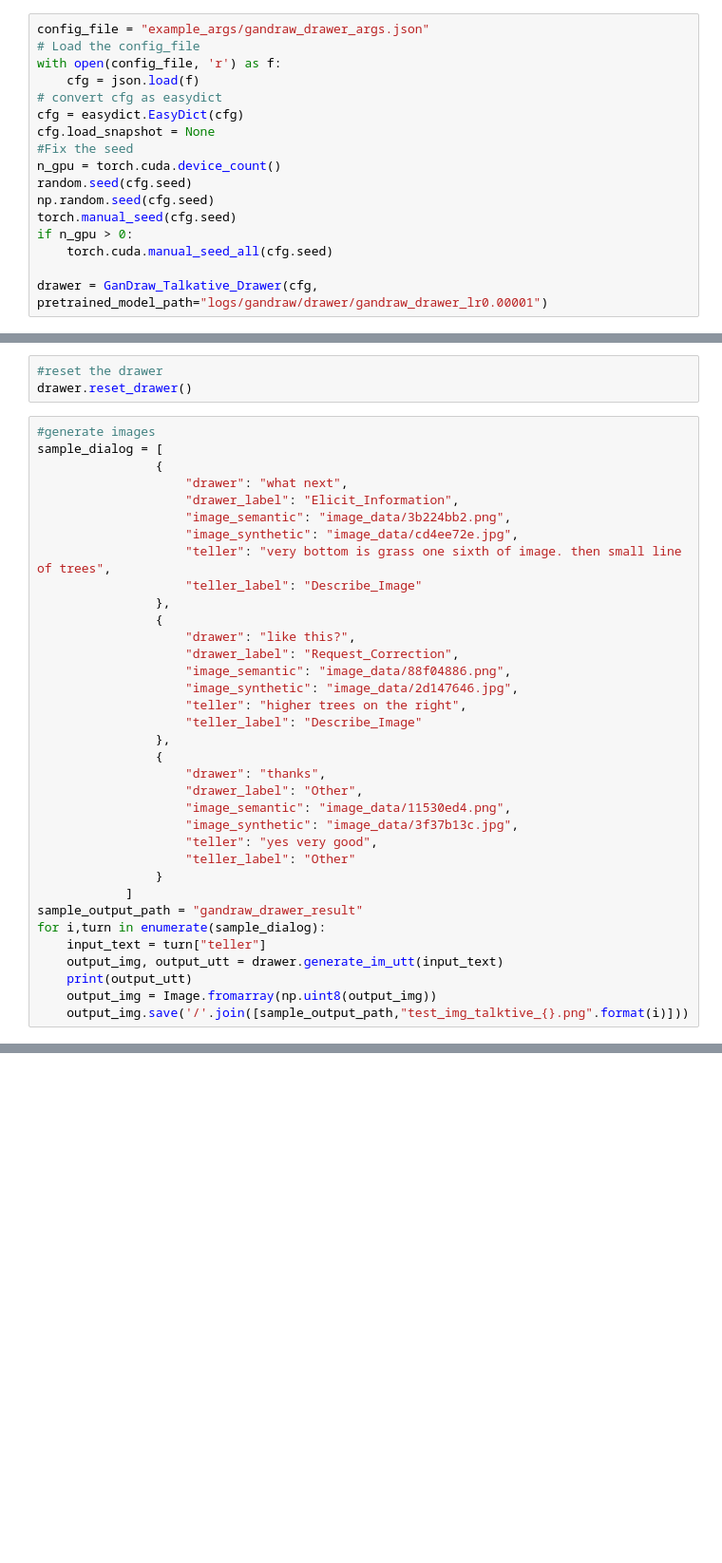
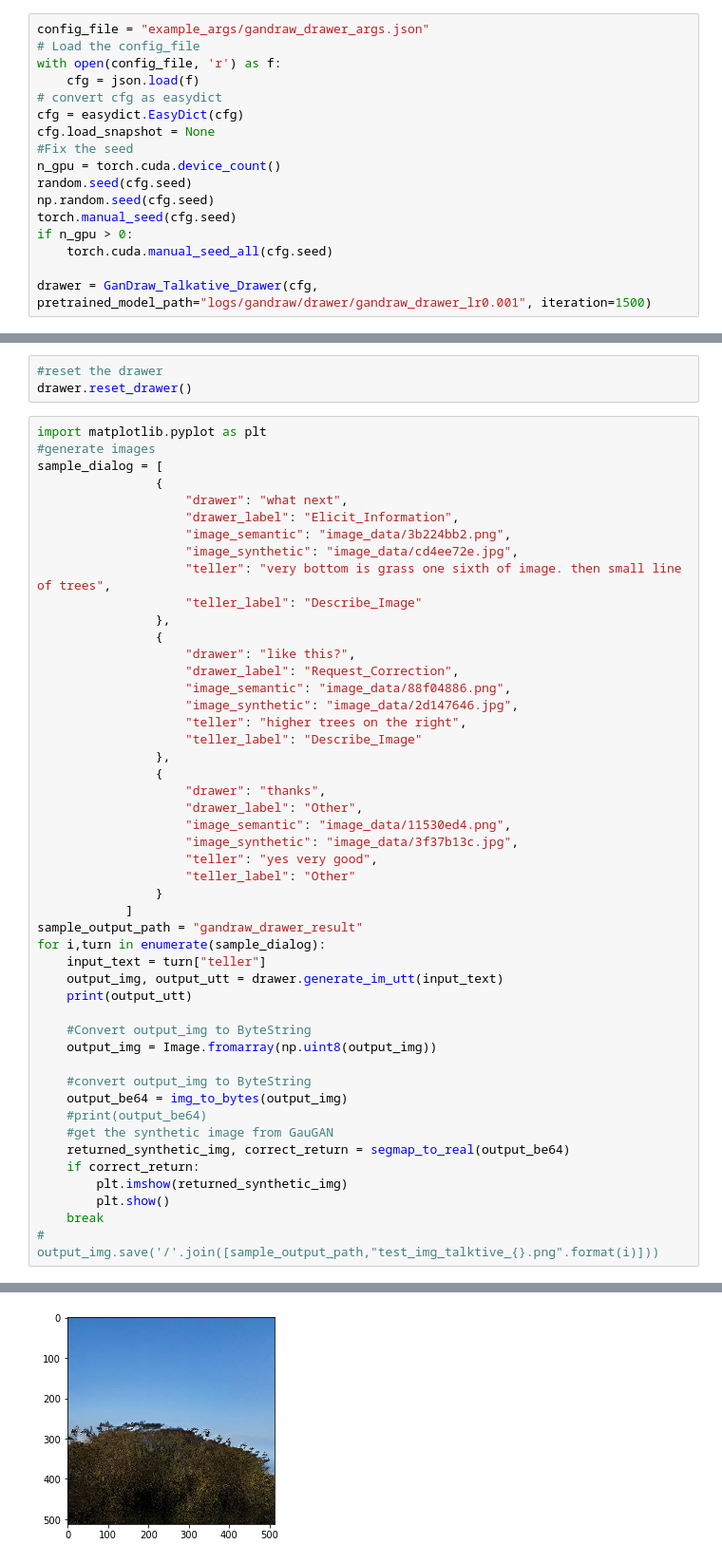
Before and after one commit to zmykevin/GanDraw, a Jupyter notebook: GeNeVA/Gandraw_Drawer_Talkative.ipynb, the cells around one changed output, grey strips where cells are left out. Shown at 95% size. Cells and saved outputs as stored; diff of their text form; blank space fills up the shorter version.

```diff
--- a/GeNeVA/Gandraw_Drawer_Talkative.ipynb
+++ b/GeNeVA/Gandraw_Drawer_Talkative.ipynb
@@ -223,4 +220,4 @@ torch.manual_seed(cfg.seed)
 if n_gpu > 0:
     torch.cuda.manual_seed_all(cfg.seed)
 
-drawer = GanDraw_Talkative_Drawer(cfg, pretrained_model_path="logs/gandraw/drawer/gandraw_drawer_lr0.00001")
+drawer = GanDraw_Talkative_Drawer(cfg, pretrained_model_path="logs/gandraw/drawer/gandraw_drawer_lr0.001", iteration=1500)
@@ -230,6 +278,7 @@ TypeError: super(type, obj): obj must be an instance or subtype of type
 #reset the drawer
 drawer.reset_drawer()
 # %%
+import matplotlib.pyplot as plt
 #generate images
 sample_dialog = [
                 {
@@ -262,5 +311,18 @@ for i,turn in enumerate(sample_dialog):
     input_text = turn["teller"]
     output_img, output_utt = drawer.generate_im_utt(input_text)
     print(output_utt)
+
+    #Convert output_img to ByteString
     output_img = Image.fromarray(np.uint8(output_img))
-    output_img.save('/'.join([sample_output_path,"test_img_talktive_{}.png".format(i)]))
+
+    #convert output_img to ByteString
+    output_be64 = img_to_bytes(output_img)
+    #print(output_be64)
+    #get the synthetic image from GauGAN
+    returned_synthetic_img, correct_return = segmap_to_real(output_be64)
+    if correct_return:
+        plt.imshow(returned_synthetic_img)
+        plt.show()
+    break
+#     output_img.save('/'.join([sample_output_path,"test_img_talktive_{}.png".format(i)]))
+# %% [output]
@@ -266,0 +330 @@ for i,turn in enumerate(sample_dialog):
+[figure, added]
```
Also changed, not shown: parts of 4 cells of this notebook, 12 other files.
